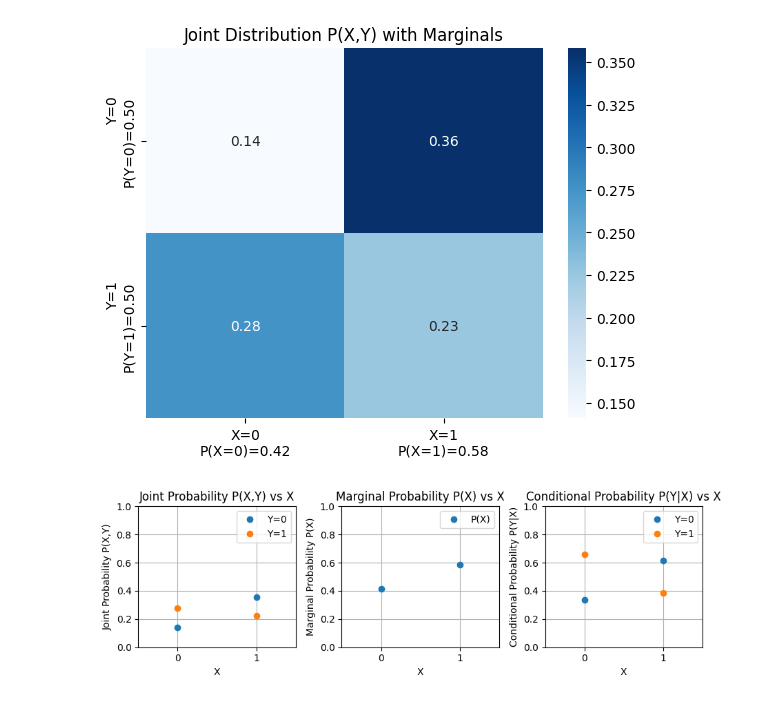
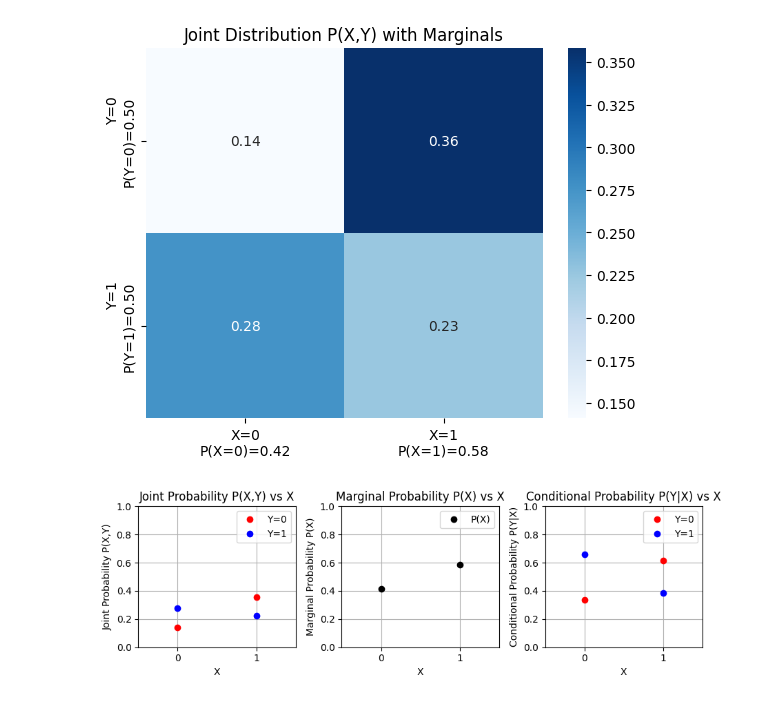
Before and after one commit to EWitting/DSAIT4205-control-dataset, a Jupyter notebook: main.ipynb, the cells around one changed output. Saved outputs shown, nothing was run; the diff lists cells and outputs as text; code cells hidden in the pictures.

```diff
--- a/main.ipynb
+++ b/main.ipynb
@@ -13,12 +13,17 @@ np.random.seed(42)
 os.makedirs('figs', exist_ok=True)
 os.makedirs('data', exist_ok=True)
 # %%
+# Create joint distribution P(X,Y) where rows=classes, cols=features
 data_distr = np.random.random((N_CLASSES,N_FEATURES))
-data_distr = data_distr / data_distr.sum(axis=(0,1))
+data_distr = data_distr / data_distr.sum(axis=(0,1))  # Normalize to sum to 1
 
-data_sample_x = np.random.choice(N_FEATURES, size=N_SAMPLES, p=data_distr[0]/data_distr[0].sum())
-data_sample_y = np.random.choice(N_CLASSES, size=N_SAMPLES, p=data_distr[1]/data_distr[1].sum())
-data_sample = np.stack((data_sample_x, data_sample_y), axis=1)
+data_sample = []
+for i in range(N_SAMPLES):
+    xy = np.random.choice(N_FEATURES*N_CLASSES, p=data_distr.flatten())
+    x = xy % N_FEATURES
+    y = xy // N_FEATURES
+    data_sample.append([x, y])
+data_sample = np.array(data_sample)
 
 data_sample_pd = pd.DataFrame(data_sample, columns=['X', 'Y'])
 data_sample_pd.to_csv('data/data_sample.csv', index=False)
@@ -38,40 +43,48 @@ plt.show()
 [figure]
 # %%
 # Plot joint probabilities for each x value
-def show(data_distr, ax, plot_type='joint'):
+COLORS = {0: 'red', 1: 'blue'}
+
+def show(data_distr, ax, plot_type='joint', preds=None):
     x_values = np.arange(N_FEATURES)
     y_values = np.arange(N_CLASSES)
 
     if plot_type == 'joint':
         y_axis_label = 'Joint Probability P(X,Y)'
         for y in range(N_CLASSES):
-            ax.plot(x_values, data_distr[y],'o', label=f'Y={y}', )
+            ax.plot(x_values, data_distr[y],'o', label=f'Y={y}', color=COLORS[y])
+            if preds is not None:
+                ax.plot(x_values, preds[y], '--', label=f'Pred Y={y}', color=COLORS[y])
     elif plot_type == 'marginal':
         y_axis_label = 'Marginal Probability P(X)'
-        ax.plot(x_values, data_distr.sum(axis=0) / data_distr.sum(axis=(0,1)),'o', label=f'P(X)')
+        ax.plot(x_values, data_distr.sum(axis=0) / data_distr.sum(axis=(0,1)),'o', label=f'P(X)', color='black')
+        if preds is not None:
+            ax.plot(x_values, preds, '--', label=f'Pred P(X)', color='black')
     elif plot_type == 'conditional':
         y_axis_label = 'Conditional Probability P(Y|X)'
         for y in range(N_CLASSES):
-            ax.plot(y_values, data_distr[y]/data_distr.sum(axis=0),'o', label=f'Y={y}', )
+            ax.plot(x_values, data_distr[y]/data_distr.sum(axis=0),'o', label=f'Y={y}', color=COLORS[y])
+            if preds is not None:
+                ax.plot(x_values, preds[y], '--', label=f'Pred Y={y}', color=COLORS[y])
 
     ax.set_xlabel('X')
     ax.set_ylabel(y_axis_label)
     ax.set_title(f'{y_axis_label} vs X')
     ax.legend()
     ax.grid(True)
     ax.set_xticks([0,1])
     ax.set_xlim(-0.5, 1.5)
     ax.set_ylim(0, 1)
 
 # Example usage with subplots
 fig, axes = plt.subplots(1, 3, figsize=(9, 3))
 
 show(data_distr, axes[0], plot_type='joint')
 show(data_distr, axes[1], plot_type='marginal')
 show(data_distr, axes[2], plot_type='conditional')
 
 plt.tight_layout()
 plt.savefig('figs/triple_plot.png')
 plt.show()
 # %% [output]
-[figure, old version]
+[figure, new version]
```
Also changed, not shown: parts of 5 cells of this notebook, 6 other files.
